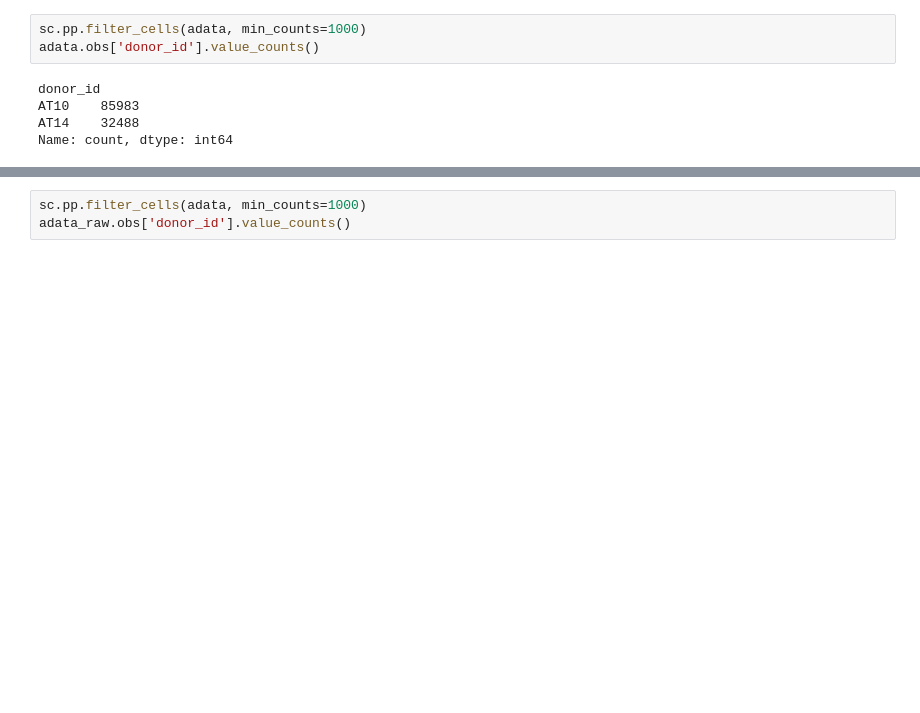
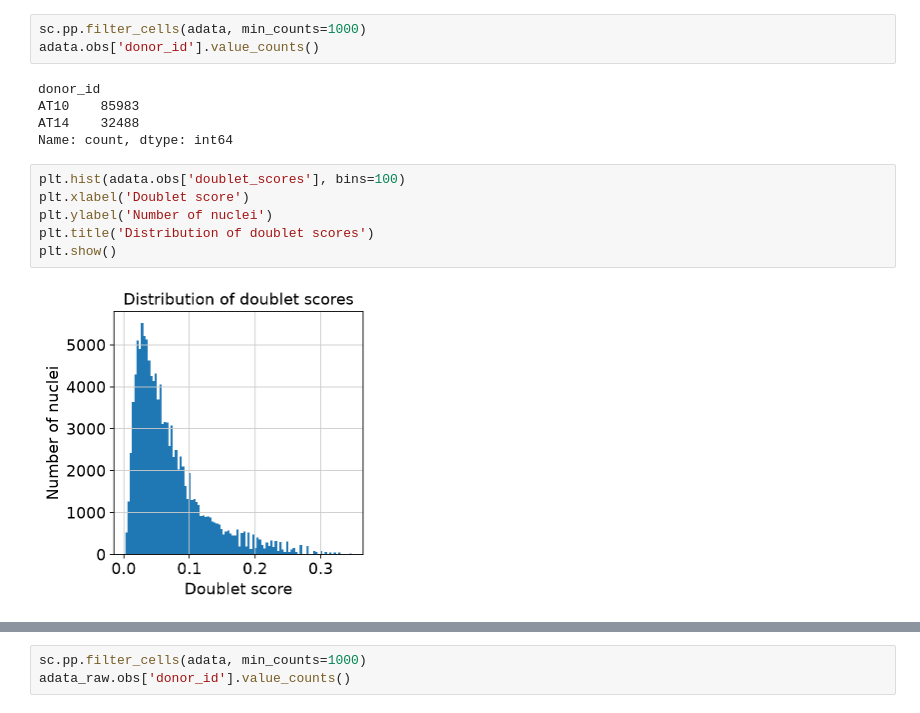
Before and after one commit to FlorenciaCalderonV/gbm-space-c10, a Jupyter notebook: notebooks/level1/01_Flora.ipynb, the cells around one changed output, grey strips where cells are left out. Cells and saved outputs as stored; diff of their text form; blank space fills up the shorter version.

```diff
--- a/notebooks/level1/01_Flora.ipynb
+++ b/notebooks/level1/01_Flora.ipynb
@@ -227,3 +227,11 @@ donor_id
 AT10    85983
 AT14    32488
 Name: count, dtype: int64
+# %%
+plt.hist(adata.obs['doublet_scores'], bins=100)
+plt.xlabel('Doublet score')
+plt.ylabel('Number of nuclei')
+plt.title('Distribution of doublet scores')
+plt.show()
+# %% [output]
+[figure, added]
```
Also changed, not shown: parts of 4 cells of this notebook.
